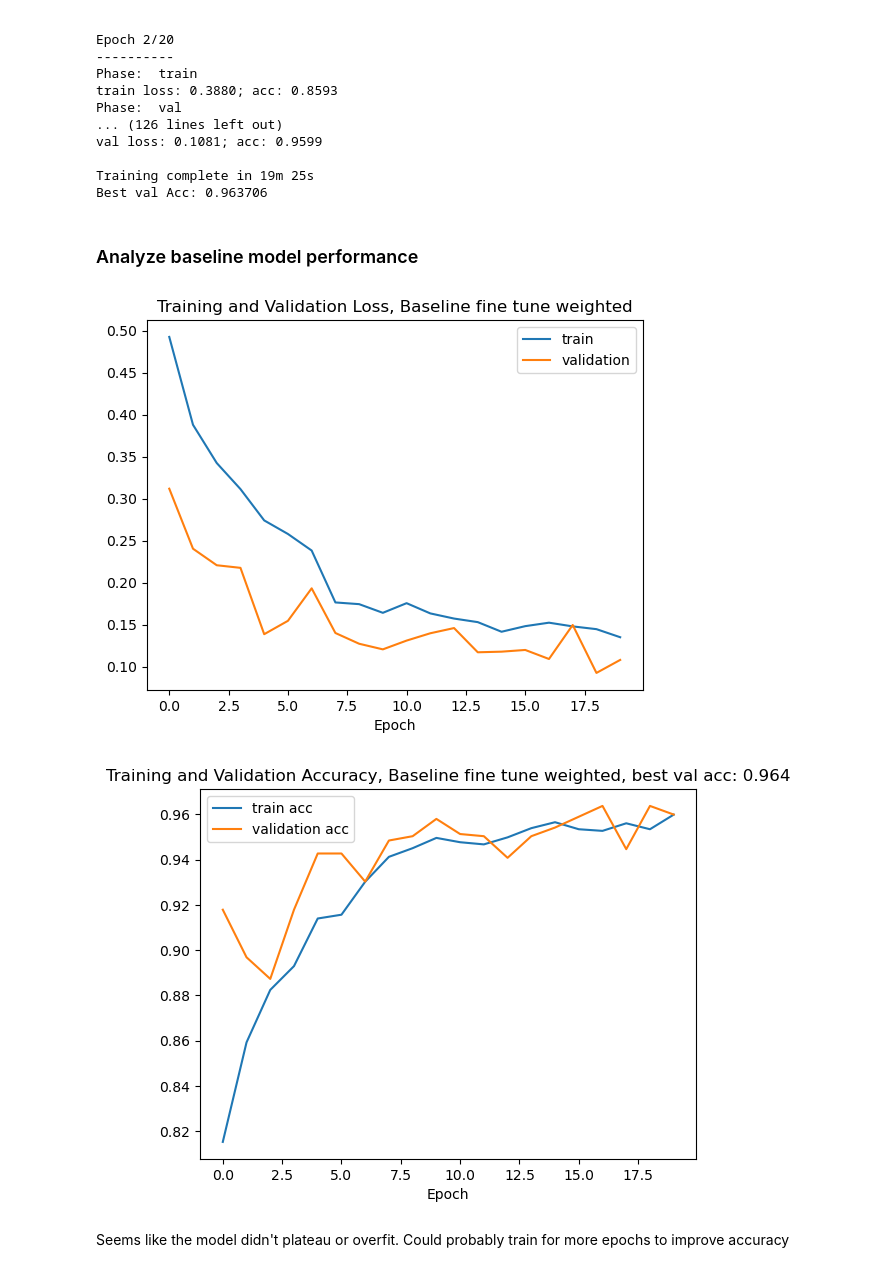
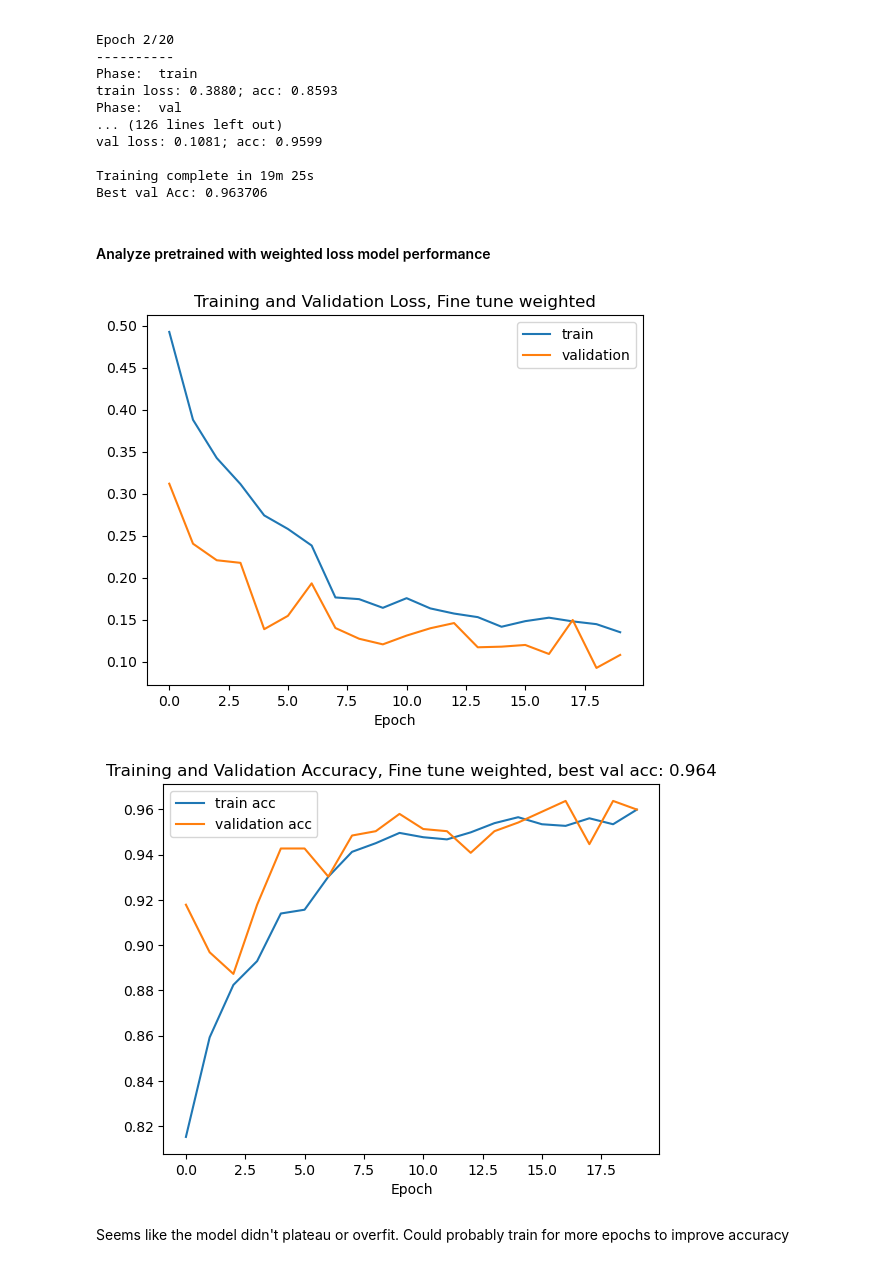
Before and after one commit to nashirj/chest-xray-classification, a Jupyter notebook: Assignment1.ipynb, the cells around one changed output. Saved outputs shown, nothing was run; the diff lists cells and outputs as text; code cells hidden in the pictures.

```diff
--- a/Assignment1.ipynb
+++ b/Assignment1.ipynb
@@ -545,13 +544,13 @@ Best val Acc: 0.963706
 train_loss_ft_weighted, train_acc_ft_weighted, val_loss_ft_weighted, val_acc_ft_weighted = hist_ft_weighted
 train.save_training_metrics("metrics/ft_weighted", train_loss_ft_weighted, train_acc_ft_weighted, val_loss_ft_weighted, val_acc_ft_weighted)
 # %% [markdown]
-### Analyze baseline model performance
+#### Analyze pretrained with weighted loss model performance
 # %%
 train_loss_ft_weighted, train_acc_ft_weighted, val_loss_ft_weighted, val_acc_ft_weighted = train.load_training_metrics("metrics/ft_weighted.npz")
 # %%
-viz.plot_training_metrics(train_loss_ft_weighted, train_acc_ft_weighted, val_loss_ft_weighted, val_acc_ft_weighted, title="Baseline fine tune weighted")
+viz.plot_training_metrics(train_loss_ft_weighted, train_acc_ft_weighted, val_loss_ft_weighted, val_acc_ft_weighted, title="Fine tune weighted")
 # %% [output]
-[figure, old version]
+[figure, new version]
-[figure, old version]
+[figure, new version]
 # %% [markdown]
 Seems like the model didn't plateau or overfit. Could probably train for more epochs to improve accuracy
```
Also changed, not shown: parts of 20 cells of this notebook.
